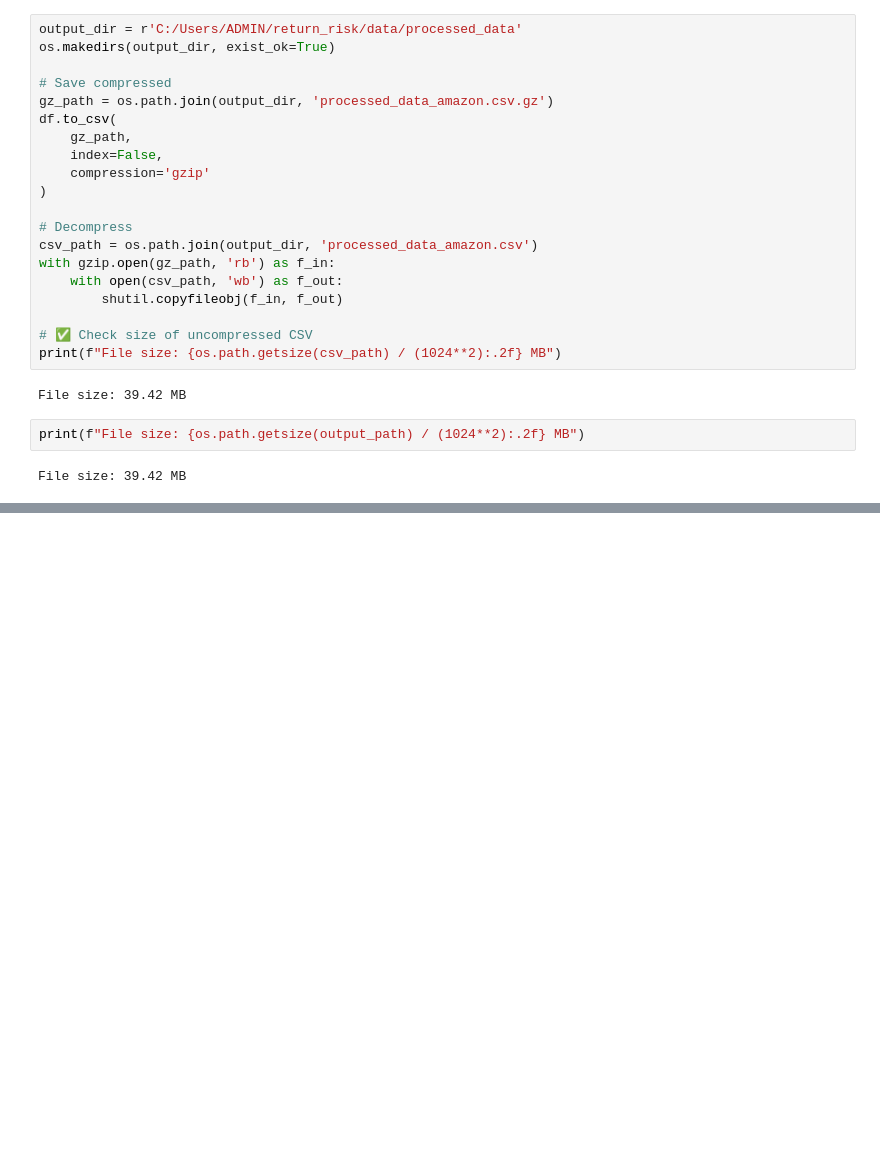
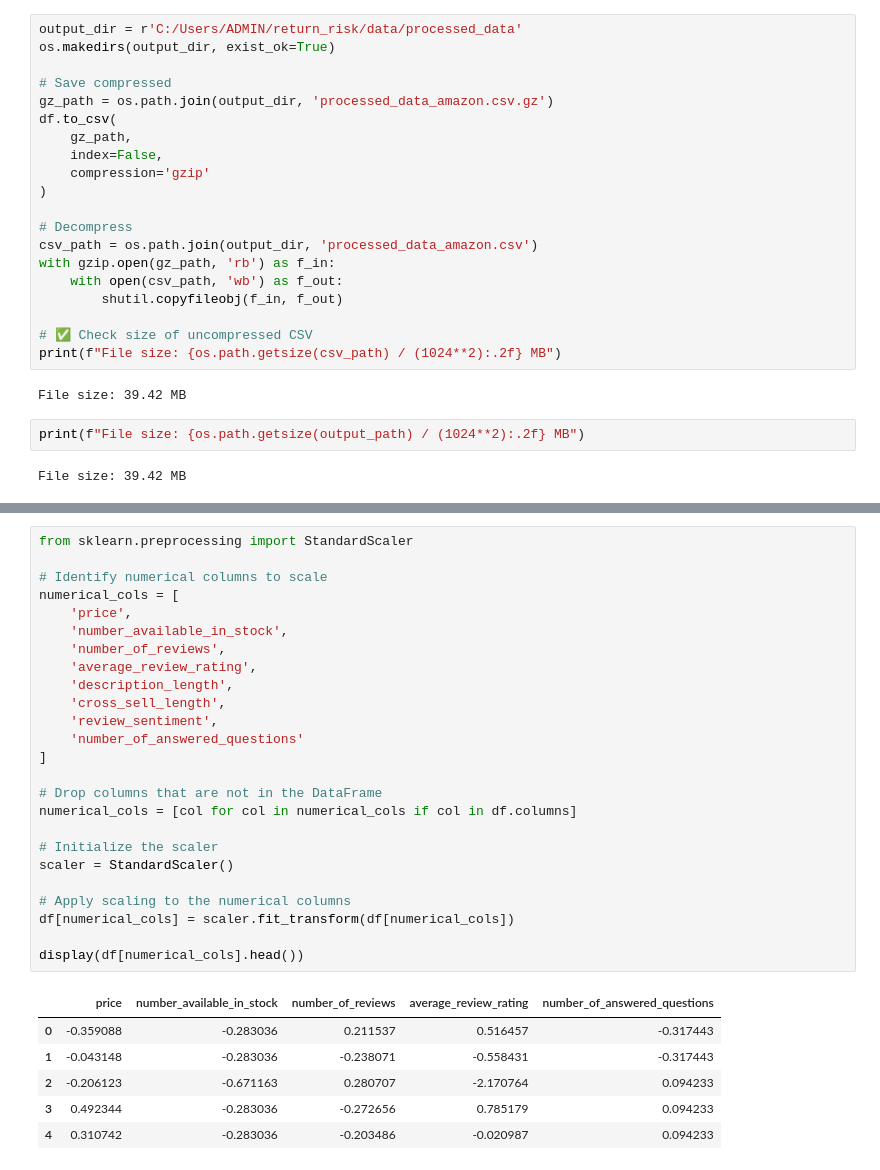
Before and after one commit to asanskruti/return_risk, a Jupyter notebook: notebooks/test1.ipynb, the cells around one changed output, grey strips where cells are left out. Cells and saved outputs as stored; diff of their text form; blank space fills up the shorter version.

```diff
--- a/notebooks/test1.ipynb
+++ b/notebooks/test1.ipynb
@@ -391,0 +486,32 @@ File size: 39.42 MB
+# %%
+from sklearn.preprocessing import StandardScaler
+
+# Identify numerical columns to scale
+numerical_cols = [
+    'price',
+    'number_available_in_stock',
+    'number_of_reviews',
+    'average_review_rating',
+    'description_length',
+    'cross_sell_length',
+    'review_sentiment',
+    'number_of_answered_questions'
+]
+
+# Drop columns that are not in the DataFrame
+numerical_cols = [col for col in numerical_cols if col in df.columns]
+
+# Initialize the scaler
+scaler = StandardScaler()
+
+# Apply scaling to the numerical columns
+df[numerical_cols] = scaler.fit_transform(df[numerical_cols])
+
+display(df[numerical_cols].head())
+# %% [output]
+|  | price | number_available_in_stock | number_of_reviews | average_review_rating | number_of_answered_questions |
+| 0 | -0.359088 | -0.283036 | 0.211537 | 0.516457 | -0.317443 |
+| 1 | -0.043148 | -0.283036 | -0.238071 | -0.558431 | -0.317443 |
+| 2 | -0.206123 | -0.671163 | 0.280707 | -2.170764 | 0.094233 |
+| 3 | 0.492344 | -0.283036 | -0.272656 | 0.785179 | 0.094233 |
+| 4 | 0.310742 | -0.283036 | -0.203486 | -0.020987 | 0.094233 |
```
Also changed, not shown: parts of 13 cells of this notebook.
